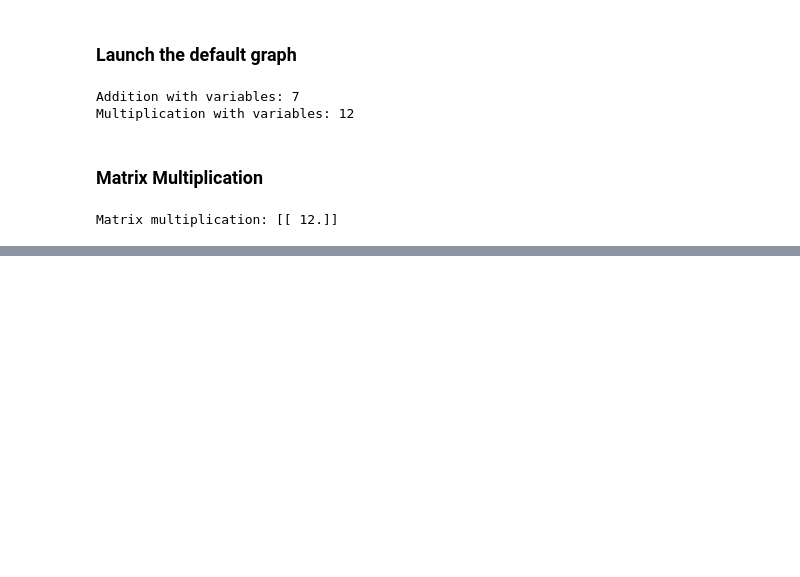
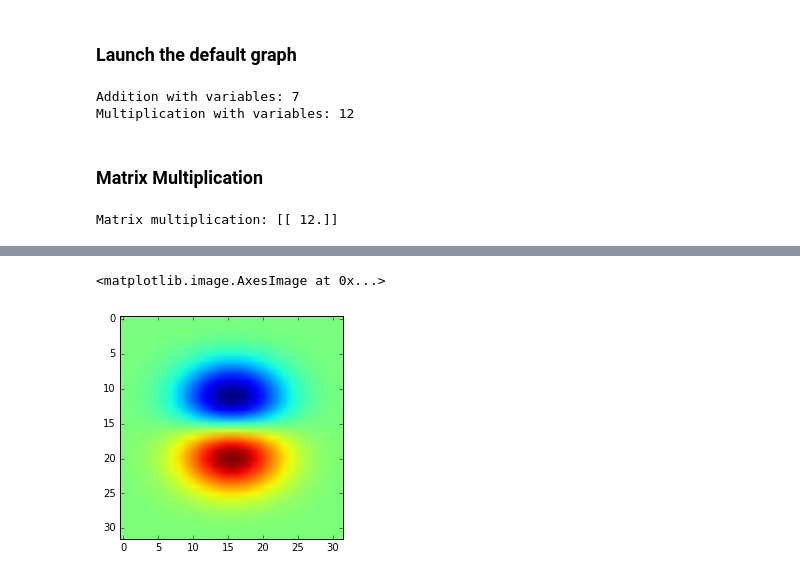
Before and after one commit to MarvinBertin/TensorFlow-Algorithms, a Jupyter notebook: Basics.ipynb, the cells around one changed output, grey strips where cells are left out. Saved outputs shown, nothing was run; the diff lists cells and outputs as text; code cells hidden in the pictures; blank space fills up the shorter version.

```diff
--- a/Basics.ipynb
+++ b/Basics.ipynb
@@ -57,0 +144,19 @@ Matrix multiplication: [[ 12.]]
+# %%
+# %% Lets try creating a generic function for computing the same thing:
+def gabor(n_values=32, sigma=1.0, mean=0.0):
+    x = tf.linspace(-3.0, 3.0, n_values)
+    z = (tf.exp(tf.neg(tf.pow(x - mean, 2.0) /
+                       (2.0 * tf.pow(sigma, 2.0)))) *
+         (1.0 / (sigma * tf.sqrt(2.0 * 3.1415))))
+    gauss_kernel = tf.matmul(
+        tf.reshape(z, [n_values, 1]), tf.reshape(z, [1, n_values]))
+    x = tf.reshape(tf.sin(tf.linspace(-3.0, 3.0, n_values)), [n_values, 1])
+    y = tf.reshape(tf.ones_like(x), [1, n_values])
+    gabor_kernel = tf.mul(tf.matmul(x, y), gauss_kernel)
+    return gabor_kernel
+# %%
+# %% Confirm this does something:
+plt.imshow(gabor().eval())
+# %% [output]
+<matplotlib.image.AxesImage at 0x...>
+[figure, added]
```
Also changed, not shown: parts of 26 cells of this notebook.
